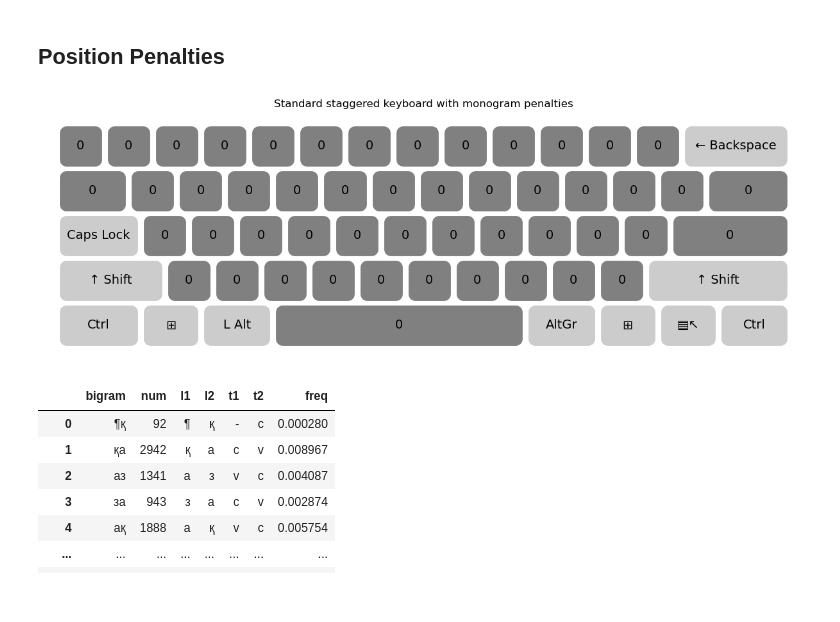
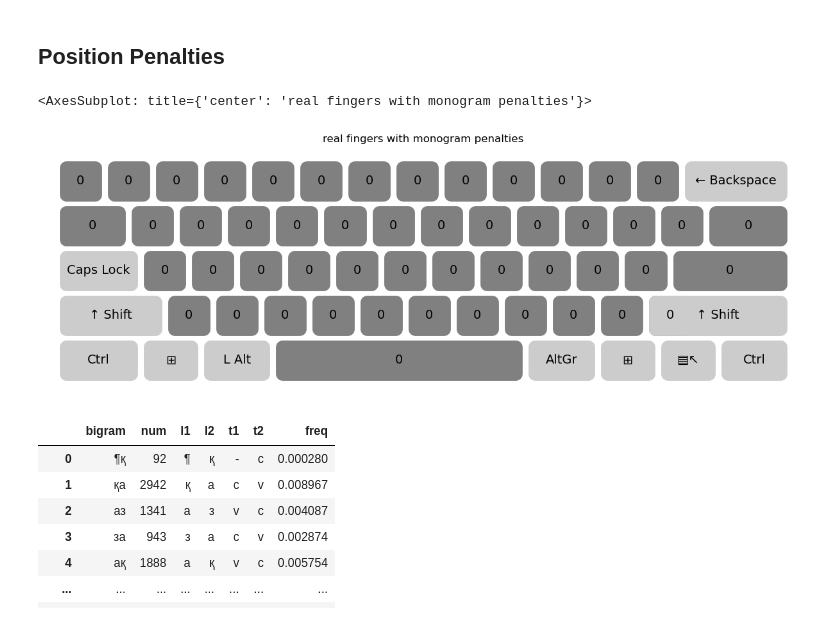
Before and after one commit to culebron/rus-layout-opt, a Jupyter notebook: Kazakh Example.ipynb, the cells around one changed output. Saved outputs shown, nothing was run; the diff lists cells and outputs as text; code cells hidden in the pictures.

```diff
--- a/Kazakh Example.ipynb
+++ b/Kazakh Example.ipynb
@@ -10,9 +10,24 @@ Text source: [qazcorpora.kz](https://qazcorpora.kz/).
 # %% [markdown]
 ## Position Penalties
 # %%
-_ = STANDARD_KBD.display()
+real_kbd = Keyboard('real fingers', '''
+000012 3678999
+000123 66789999
+ abcd3 6ghij99
+ 01233 667899
+e
+''', '''
+753222 6422369
+422003 42002368
+ 10002 2000125
+ 12213 312213
+0
+''',
+STANDARD_REACH, std_key_shape, STD_EXTRA_KEYS)
+real_kbd.display()
 # %% [output]
+<AxesSubplot: title={'center': 'real fingers with monogram penalties'}>
-[figure, old version]
+[figure, new version]
 # %%
 KZ_LETTERS = {
 #     'vh': 'аоыұия',
```
Also changed, not shown: parts of 13 cells of this notebook, 2 other files.
